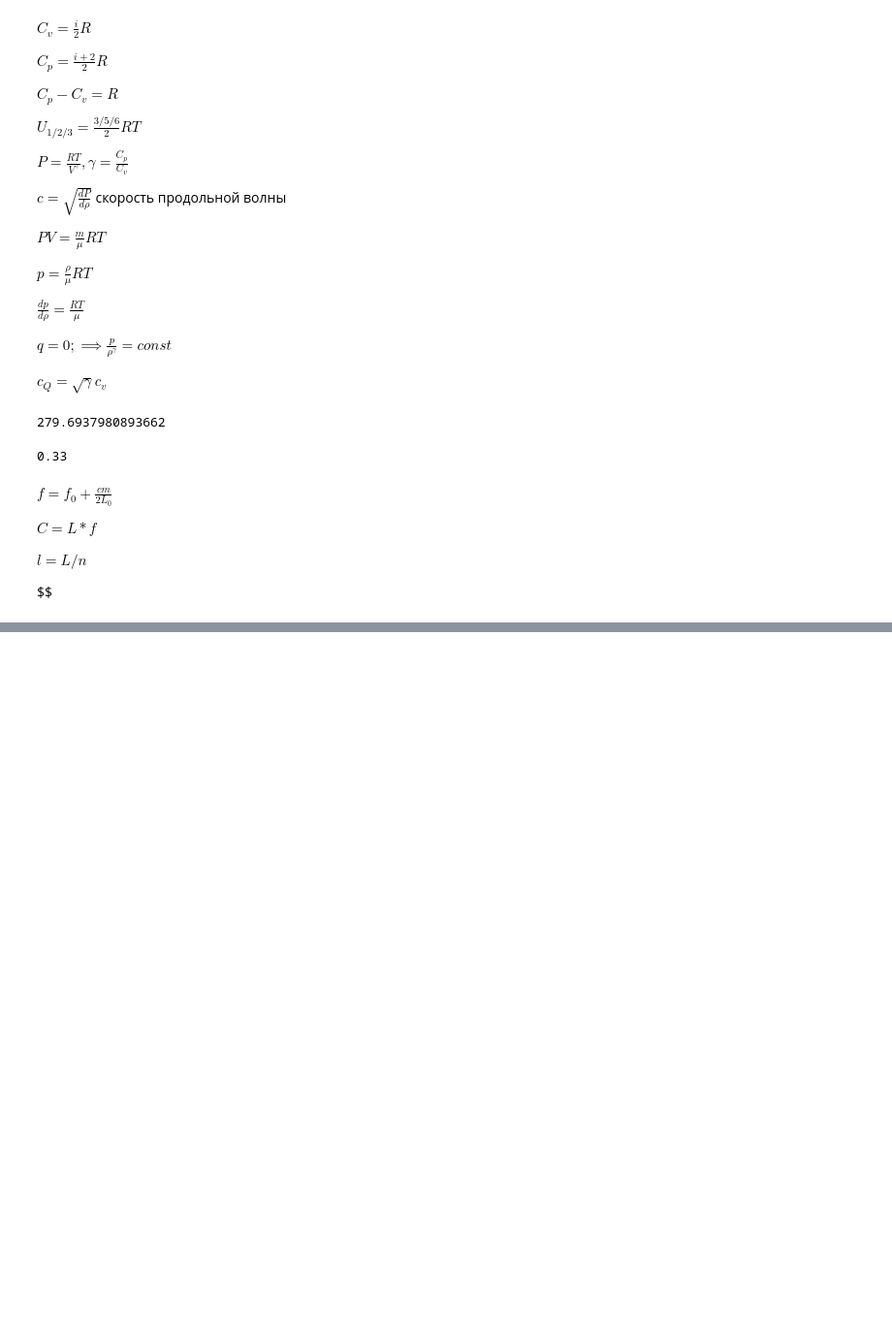
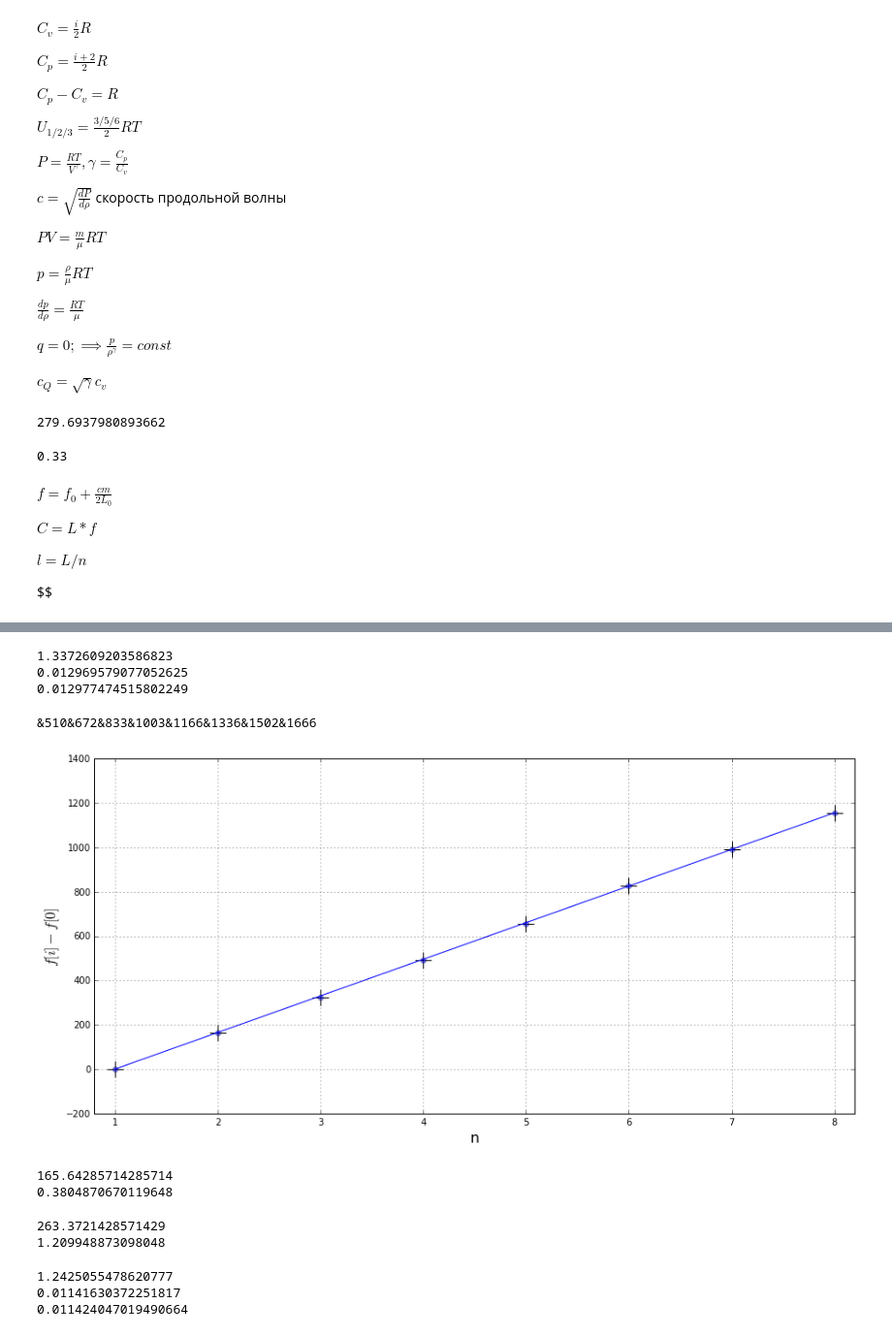
Before and after one commit to ale3otik/Physic_labs2016part2, a Jupyter notebook: L1/Lab1.ipynb, the cells around one changed output, grey strips where cells are left out. Shown: that part at 97% size. Saved outputs shown, nothing was run; the diff lists cells and outputs as text; code cells hidden in the pictures; blank space fills up the shorter version.

```diff
--- a/L1/Lab1.ipynb
+++ b/L1/Lab1.ipynb
@@ -54,3 +127,68 @@ f2 = [1706 , 1499 , 1285 , 1065, 860, 651] #понижение
+# %%
+T = (273.15 + 22.3)
+R = 8.314
+mu = 28.98 * 1e-3
+sT = 0.1
+gm = (mu * v **2) / (R * T)
+sg = mu/R * ((2 * v * sv / T)**2 + (v**2 * sT/ T**2)**2)**0.5
+print(gm)
+print(mu * (2 * v * sv / T)/R)
+print(sg)
+# %% [output]
+1.3372609203586823
+0.012969579077052625
+0.012977474515802249
 # %%
 #Co2
-f3 = [510 , 833 , 1003, 1166, 1336, 1502, 1666 , 2329 , 2495 ] #повышение
+f3 = [510 , round((510 + 833)/2), 833 , 1003, 1166, 1336, 1502, 1666] #повышение 2329 , 2495
+s = ''
+for i in range(len(f3)):
+    s+= '&' + str(f3[i])
+print(s)
+# %% [output]
+&510&672&833&1003&1166&1336&1502&1666
+# %%
+OX = [i for i in range(1,len(f3) + 1)]
+OY = [f3[i] - f3[0] for i in range(len(f3))]
+k = mnk_val(OX,OY)
+b = mnk_b(OX,OY,k)
+sk = err(OX,OY,k)
+# %%
+plt.figure(figsize=(15,7))
+plt.grid(True)
+plt.xlim(0.8,8.2)
+plt.xlabel('n',size=16)
+plt.ylabel(r'$f[i] - f[0]$',size=16)
+plt.scatter(OX, OY, s=300 ,marker='+', color='black')
+plt.plot(OX,OY,'o' , alpha=0.5)
+plt.plot([1,8],[0,k * 8 + b], 'b')
+plt.savefig('g2mm.png')
+plt.show()
+print(k)
+print(sk)
+# %% [output]
+[figure, added]
+165.64285714285714
+0.3804870670119648
+# %%
+v = k * 2 * L
+sv = 2 * 2 * L * sk
+print(v)
+print(sv)
+# %% [output]
+263.3721428571429
+1.209948873098048
+# %%
+T = (273.15 + 22.3)
+R = 8.314
+mu = 44 * 1e-3
+sT = 0.1
+gm = (mu * v **2) / (R * T)
+sg = mu/R * ((2 * v * sv / T)**2 + (v**2 * sT/ T**2)**2)**0.5
+print(gm)
+print(mu * (2 * v * sv / T)/R)
+print(sg)
+# %% [output]
+1.2425055478620777
+0.01141630372251817
+0.011424047019490664
```
Also changed, not shown: parts of 7 cells of this notebook, 1 other file.
